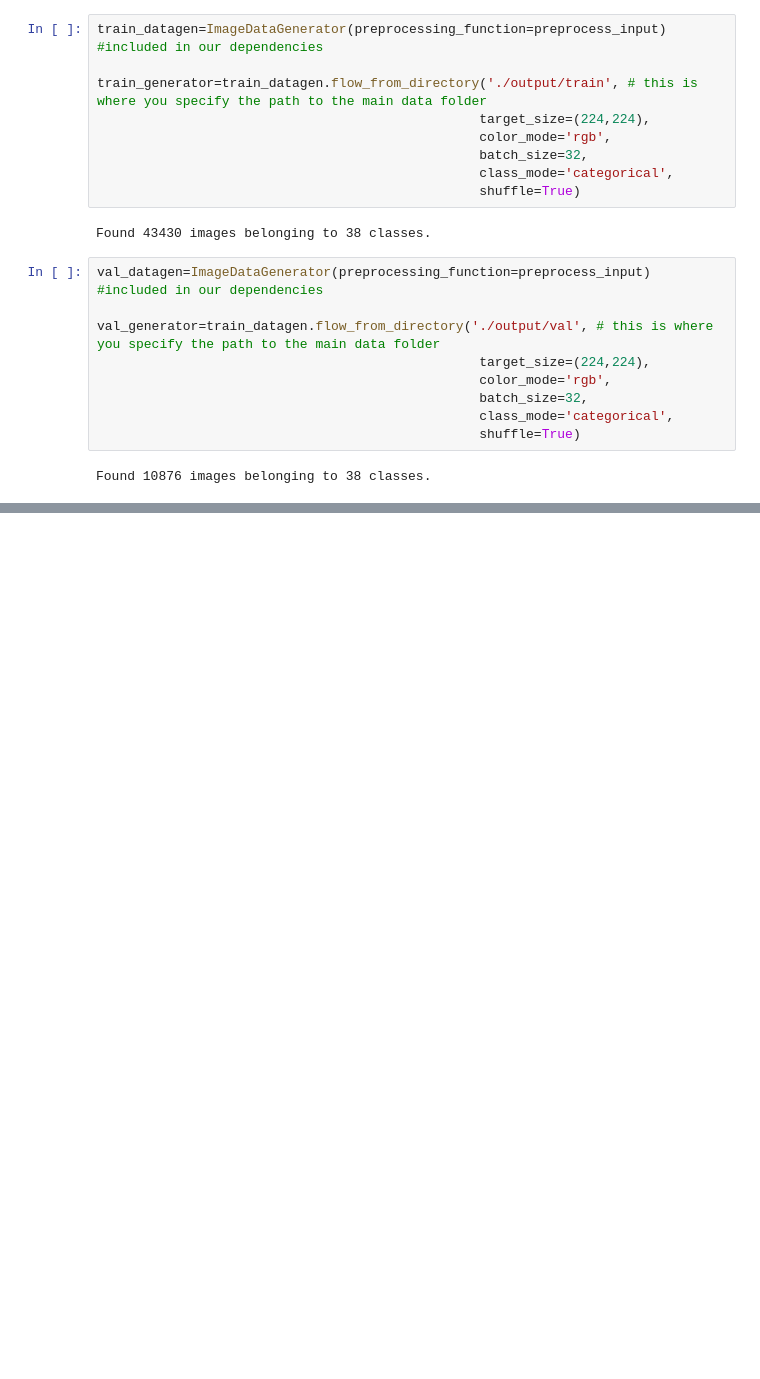
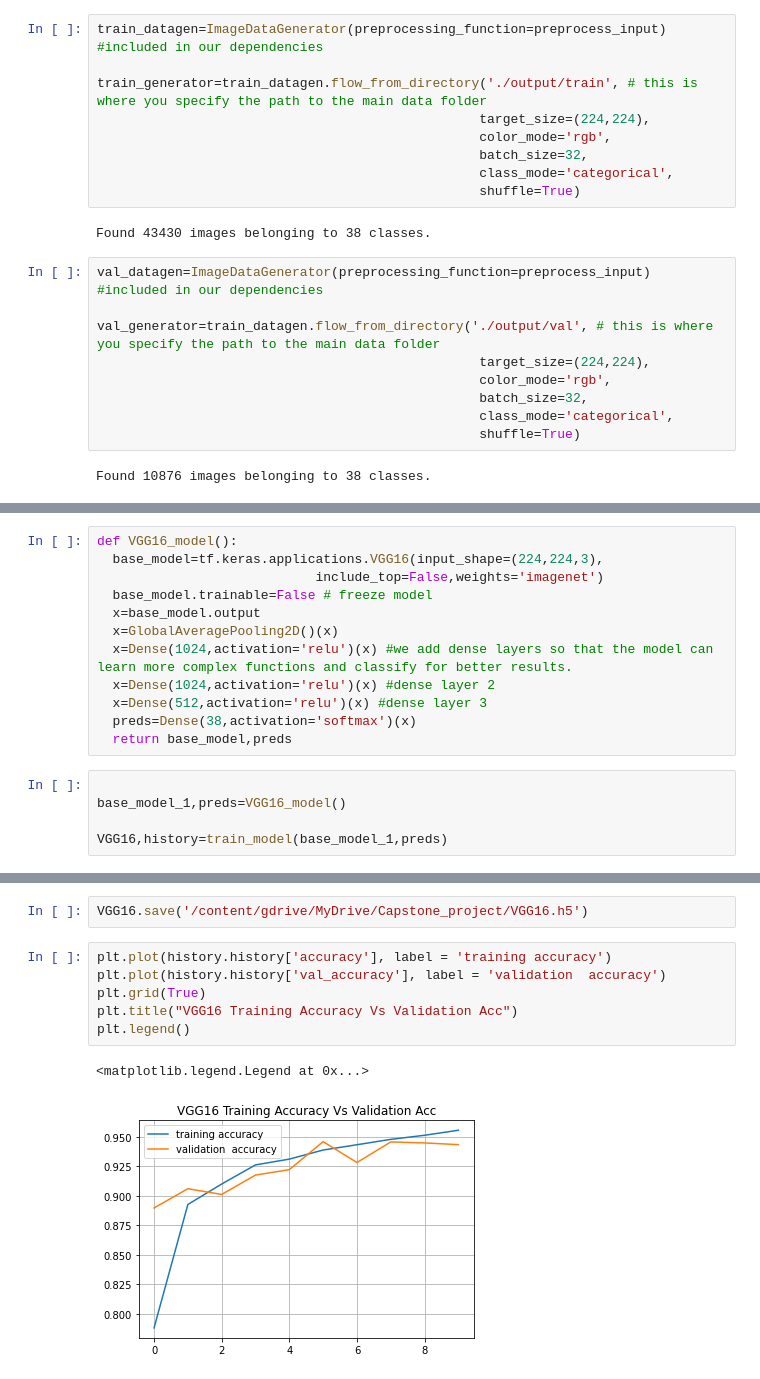
Before and after one commit to Sandeep-Yadav2/Plant-disease-detection, a Jupyter notebook: Capstone_project.ipynb, the cells around one changed output, grey strips where cells are left out. Cells and saved outputs as stored; diff of their text form; blank space fills up the shorter version.

```diff
--- a/Capstone_project.ipynb
+++ b/Capstone_project.ipynb
@@ -59,0 +187,17 @@ Found 10876 images belonging to 38 classes.
+# %%
+def VGG16_model():
+  base_model=tf.keras.applications.VGG16(input_shape=(224,224,3),
+                            include_top=False,weights='imagenet')
+  base_model.trainable=False # freeze model
+  x=base_model.output
+  x=GlobalAveragePooling2D()(x)
+  x=Dense(1024,activation='relu')(x) #we add dense layers so that the model can learn more complex functions and classify for better results.
+  x=Dense(1024,activation='relu')(x) #dense layer 2
+  x=Dense(512,activation='relu')(x) #dense layer 3
+  preds=Dense(38,activation='softmax')(x)
+  return base_model,preds
+# %%
+
+base_model_1,preds=VGG16_model()
+
+VGG16,history=train_model(base_model_1,preds)
@@ -59,0 +227,11 @@ Found 10876 images belonging to 38 classes.
+# %%
+VGG16.save('/content/gdrive/MyDrive/Capstone_project/VGG16.h5')
+# %%
+plt.plot(history.history['accuracy'], label = 'training accuracy')
+plt.plot(history.history['val_accuracy'], label = 'validation  accuracy')
+plt.grid(True)
+plt.title("VGG16 Training Accuracy Vs Validation Acc")
+plt.legend()
+# %% [output]
+<matplotlib.legend.Legend at 0x...>
+[figure, added]
```
Also changed, not shown: parts of 17 cells of this notebook.
